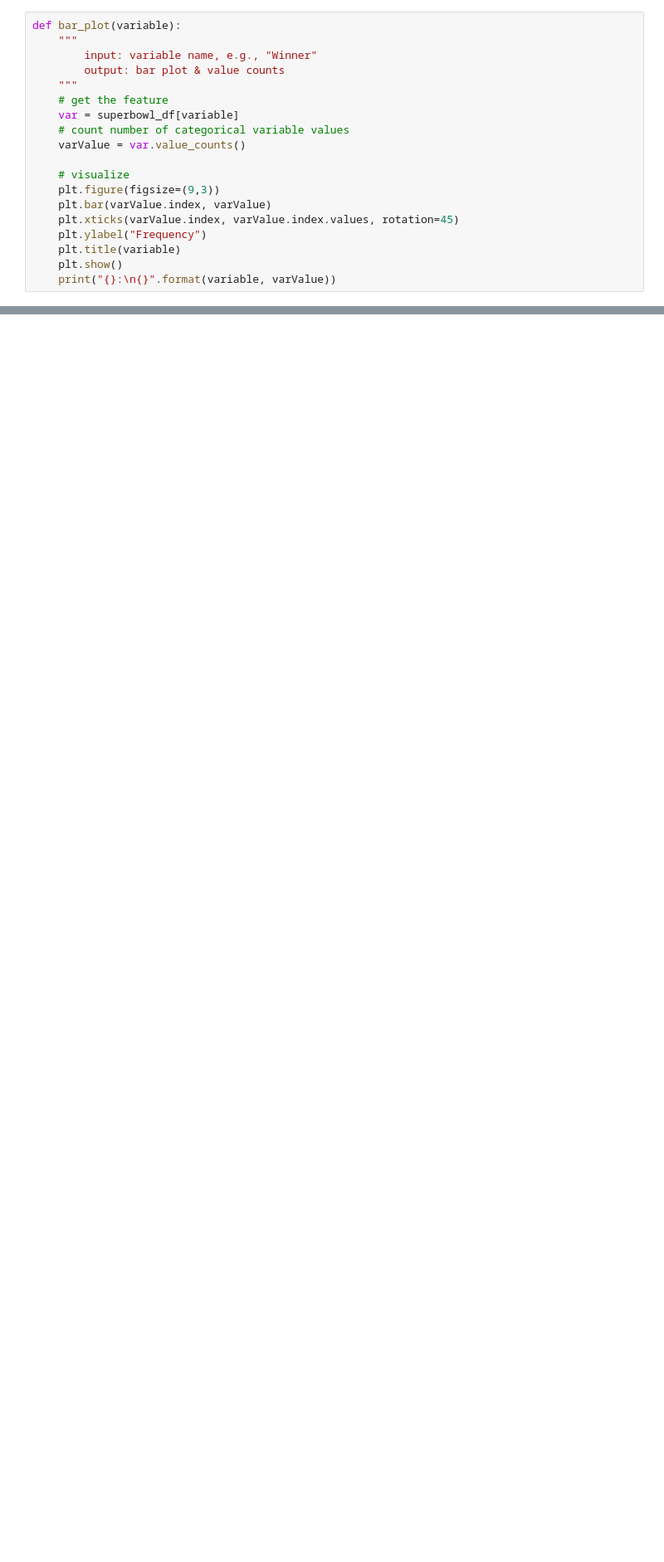
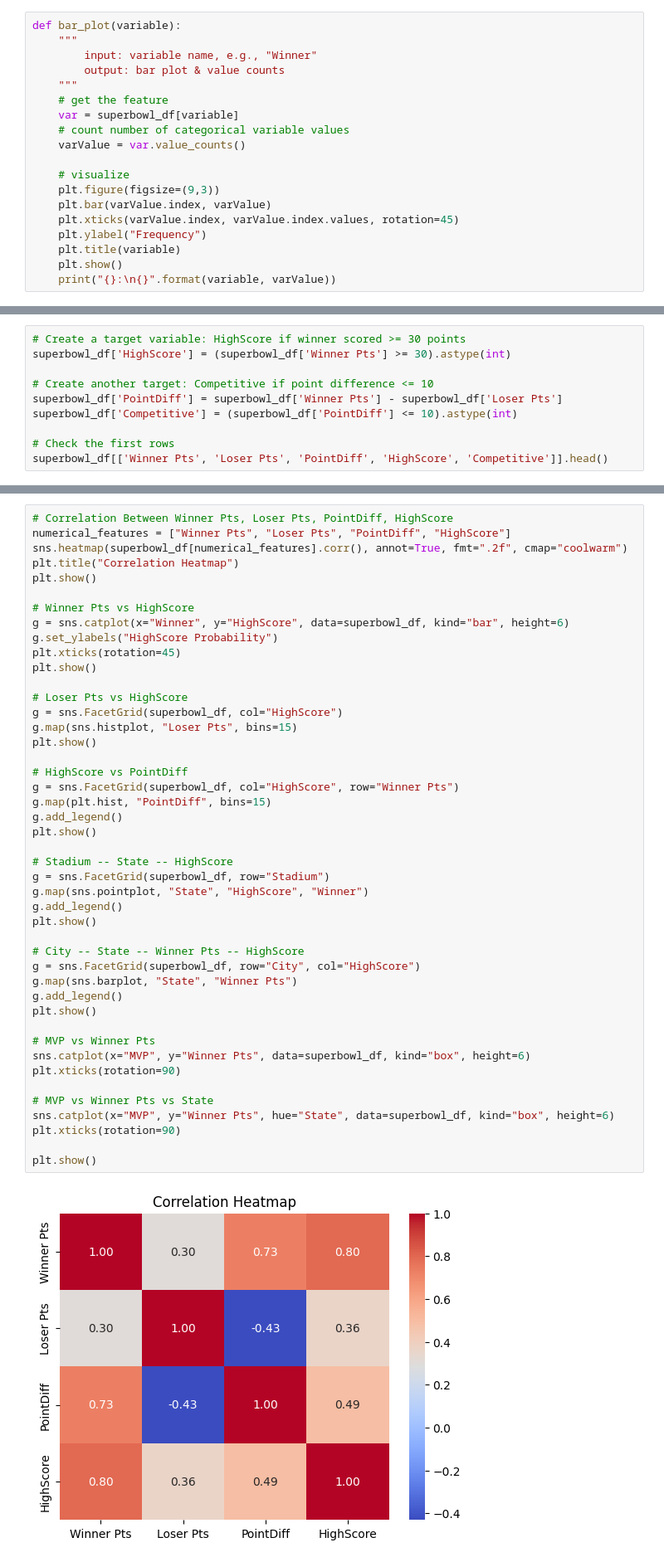
Before and after one commit to diogooaabreu/IA25_P02_G4, a Jupyter notebook: AutomaticClassification.ipynb, the cells around one changed output, grey strips where cells are left out. Shown at 83% size. Saved outputs shown, nothing was run; the diff lists cells and outputs as text; blank space fills up the shorter version.

```diff
--- a/AutomaticClassification.ipynb
+++ b/AutomaticClassification.ipynb
@@ -164,0 +310,10 @@ for cf in categorical_features:
+# %%
+# Create a target variable: HighScore if winner scored >= 30 points
+superbowl_df['HighScore'] = (superbowl_df['Winner Pts'] >= 30).astype(int)
+
+# Create another target: Competitive if point difference <= 10
+superbowl_df['PointDiff'] = superbowl_df['Winner Pts'] - superbowl_df['Loser Pts']
+superbowl_df['Competitive'] = (superbowl_df['PointDiff'] <= 10).astype(int)
+
+# Check the first rows
+superbowl_df[['Winner Pts', 'Loser Pts', 'PointDiff', 'HighScore', 'Competitive']].head()
@@ -164,0 +425,47 @@ for cf in categorical_features:
+# %%
+# Correlation Between Winner Pts, Loser Pts, PointDiff, HighScore
+numerical_features = ["Winner Pts", "Loser Pts", "PointDiff", "HighScore"]
+sns.heatmap(superbowl_df[numerical_features].corr(), annot=True, fmt=".2f", cmap="coolwarm")
+plt.title("Correlation Heatmap")
+plt.show()
+
+# Winner Pts vs HighScore
+g = sns.catplot(x="Winner", y="HighScore", data=superbowl_df, kind="bar", height=6)
+g.set_ylabels("HighScore Probability")
+plt.xticks(rotation=45)
+plt.show()
+
+# Loser Pts vs HighScore
+g = sns.FacetGrid(superbowl_df, col="HighScore")
+g.map(sns.histplot, "Loser Pts", bins=15)
+plt.show()
+
+# HighScore vs PointDiff
+g = sns.FacetGrid(superbowl_df, col="HighScore", row="Winner Pts")
+g.map(plt.hist, "PointDiff", bins=15)
+g.add_legend()
+plt.show()
+
+# Stadium -- State -- HighScore
+g = sns.FacetGrid(superbowl_df, row="Stadium")
+g.map(sns.pointplot, "State", "HighScore", "Winner")
+g.add_legend()
+plt.show()
+
+# City -- State -- Winner Pts -- HighScore
+g = sns.FacetGrid(superbowl_df, row="City", col="HighScore")
+g.map(sns.barplot, "State", "Winner Pts")
+g.add_legend()
+plt.show()
+
+# MVP vs Winner Pts
+sns.catplot(x="MVP", y="Winner Pts", data=superbowl_df, kind="box", height=6)
+plt.xticks(rotation=90)
+
+# MVP vs Winner Pts vs State
+sns.catplot(x="MVP", y="Winner Pts", hue="State", data=superbowl_df, kind="box", height=6)
+plt.xticks(rotation=90)
+
+plt.show()
+# %% [output]
+[figure, added]
```
Also changed, not shown: parts of 25 cells of this notebook.
